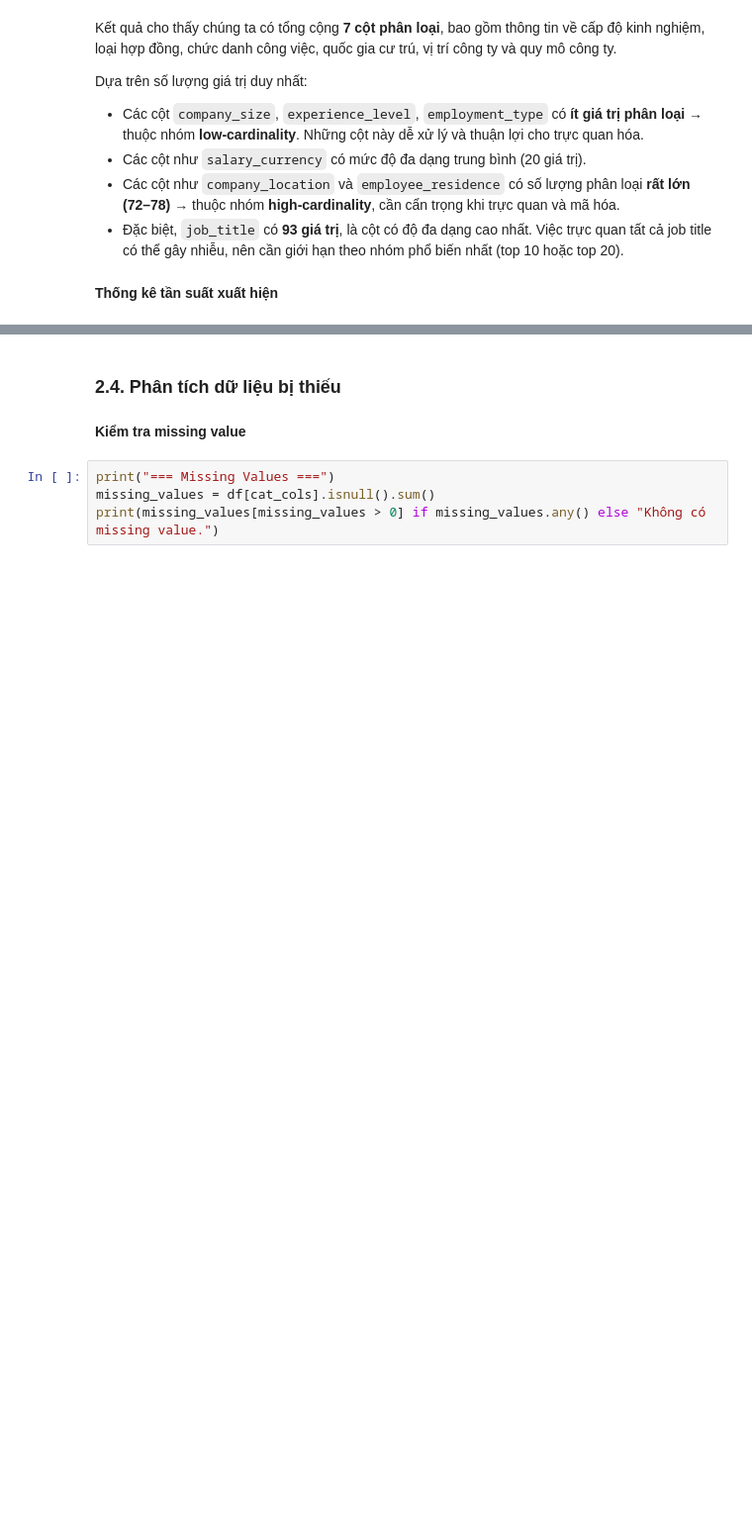
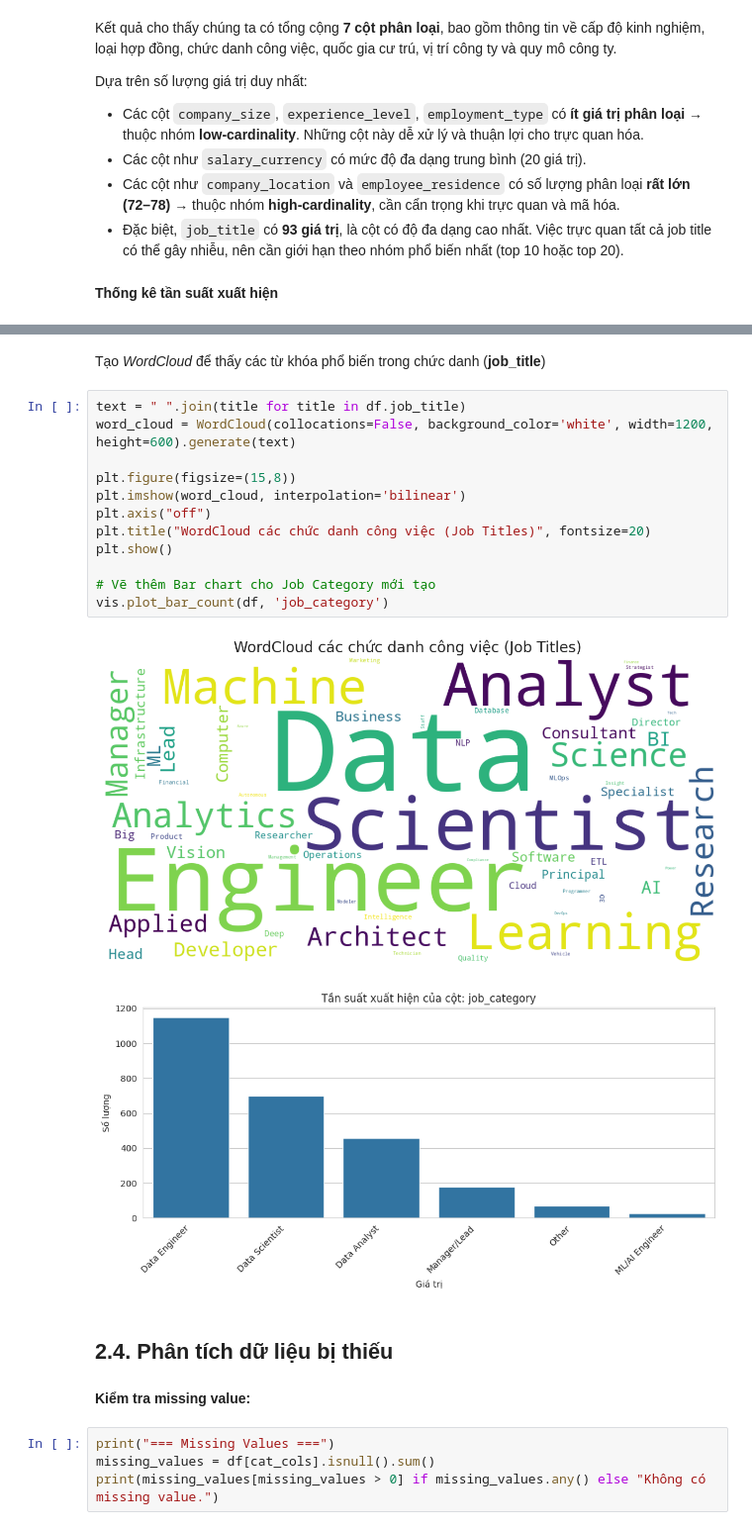
Before and after one commit to Trung0Minh/CSC17104_2025_Final_Project, a Jupyter notebook: DataScienceSalaries2023.ipynb, the cells around one changed output, grey strips where cells are left out. Shown at 99% size. Drawn from its saved outputs; the diff is of its cells as text; blank space fills up the shorter version.

```diff
--- a/DataScienceSalaries2023.ipynb
+++ b/DataScienceSalaries2023.ipynb
@@ -558,7 +702,24 @@ for col in cat_cols:
+# %% [markdown]
+Tạo *WordCloud* để thấy các từ khóa phổ biến trong chức danh (**job_title**)
+# %%
+text = " ".join(title for title in df.job_title)
+word_cloud = WordCloud(collocations=False, background_color='white', width=1200, height=600).generate(text)
+
+plt.figure(figsize=(15,8))
+plt.imshow(word_cloud, interpolation='bilinear')
+plt.axis("off")
+plt.title("WordCloud các chức danh công việc (Job Titles)", fontsize=20)
+plt.show()
+
+# Vẽ thêm Bar chart cho Job Category mới tạo
+vis.plot_bar_count(df, 'job_category')
+# %% [output]
+[figure, added]
+[figure, added]
 # %% [markdown]
-### 2.4. Phân tích dữ liệu bị thiếu
+## **2.4. Phân tích dữ liệu bị thiếu**
 # %% [markdown]
-**Kiểm tra missing value**
+**Kiểm tra missing value:**
 # %%
 print("=== Missing Values ===")
 missing_values = df[cat_cols].isnull().sum()
```
Also changed, not shown: parts of 56 cells of this notebook, 2 other files.
